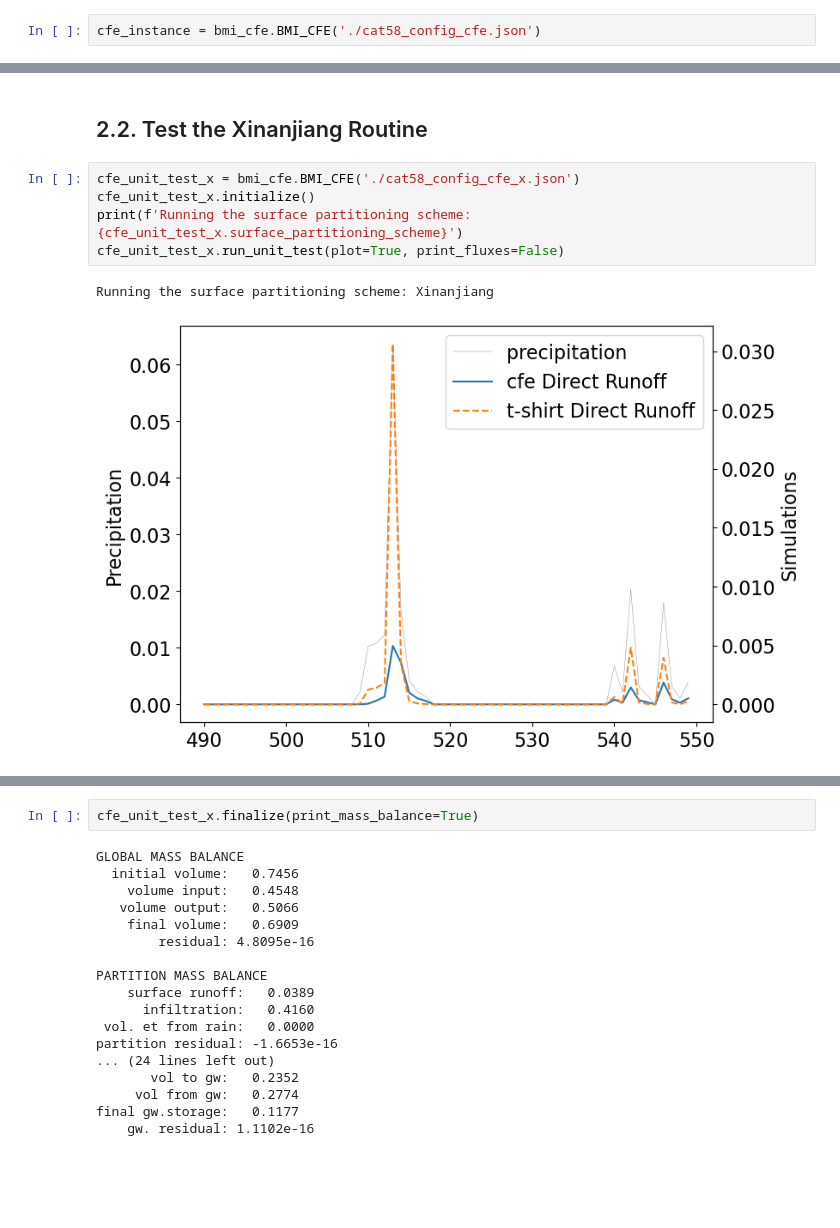
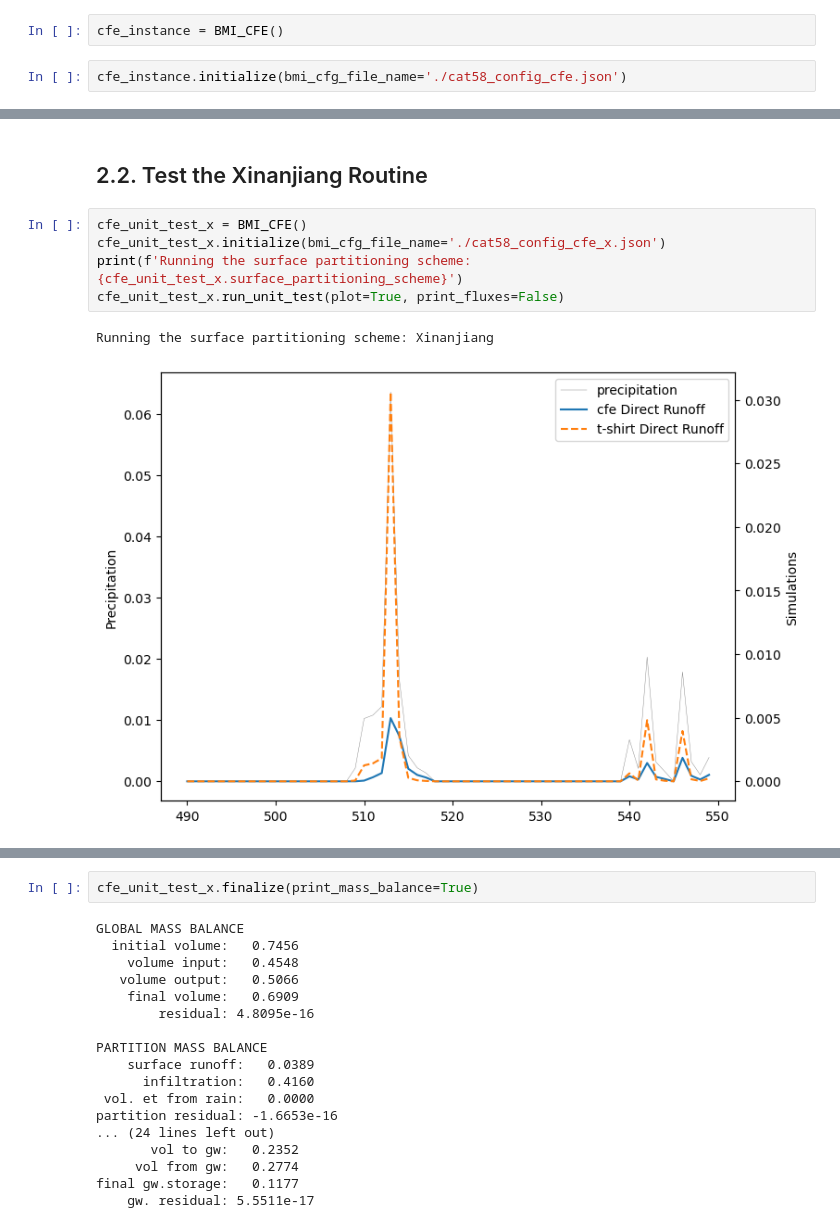
Before and after one commit to NWC-CUAHSI-Summer-Institute/cfe_py, a Jupyter notebook: run_cfe_bmi.ipynb, the cells around one changed output, grey strips where cells are left out. Cells and saved outputs as stored; diff of their text form; blank space fills up the shorter version.

```diff
--- a/run_cfe_bmi.ipynb
+++ b/run_cfe_bmi.ipynb
@@ -8,4 +8,6 @@ import bmi_cfe
 # %% [markdown]
 # 1. Run Normal CFE Simulations
+# %%
+cfe_instance = BMI_CFE()
 # %%
-cfe_instance = bmi_cfe.BMI_CFE('./cat58_config_cfe.json')
+cfe_instance.initialize(bmi_cfg_file_name='./cat58_config_cfe.json')
@@ -122,10 +122,10 @@ final gw.storage:   0.1017
 # %% [markdown]
 ## 2.2. Test the Xinanjiang Routine
 # %%
-cfe_unit_test_x = bmi_cfe.BMI_CFE('./cat58_config_cfe_x.json')
-cfe_unit_test_x.initialize()
+cfe_unit_test_x = BMI_CFE()
+cfe_unit_test_x.initialize(bmi_cfg_file_name='./cat58_config_cfe_x.json')
 print(f'Running the surface partitioning scheme: {cfe_unit_test_x.surface_partitioning_scheme}')
 cfe_unit_test_x.run_unit_test(plot=True, print_fluxes=False)
 # %% [output]
 Running the surface partitioning scheme: Xinanjiang
-[figure, old version]
+[figure, new version]
@@ -153,4 +153,4 @@ partition residual: -1.6653e-16
        vol to gw:   0.2352
      vol from gw:   0.2774
 final gw.storage:   0.1177
-    gw. residual: 1.1102e-16
+    gw. residual: 5.5511e-17
```
Also changed, not shown: parts of 7 cells of this notebook, 11 other files.
